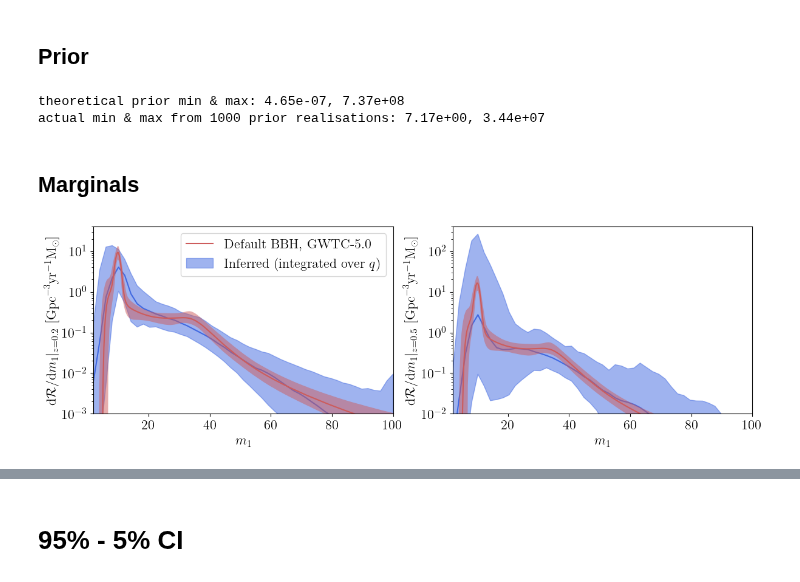
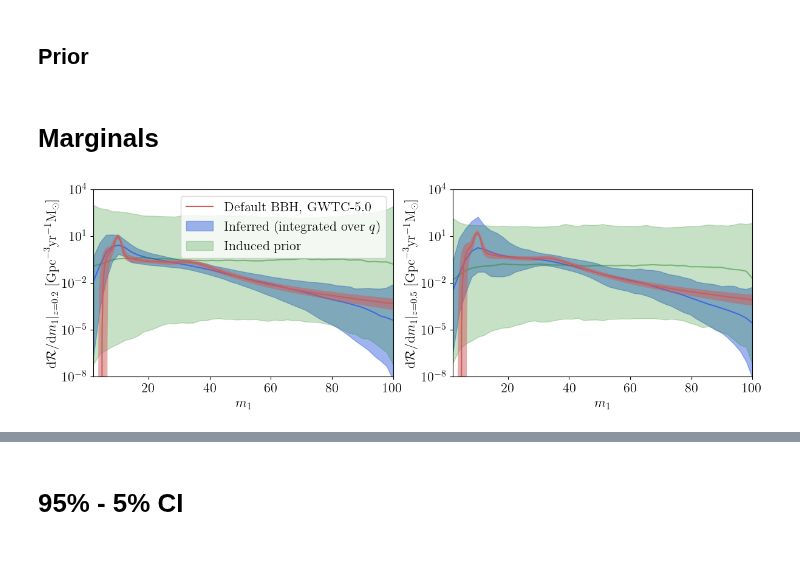
Before and after one commit to TristanBruel/Delaunay_for_GWs, a Jupyter notebook: gwtc3_z_m1_q/postprocess_run_z_m_q.ipynb, the cells around one changed output, grey strips where cells are left out. Saved outputs shown, nothing was run; the diff lists cells and outputs as text; code cells hidden in the pictures; blank space fills up the shorter version.

```diff
--- a/gwtc3_z_m1_q/postprocess_run_z_m_q.ipynb
+++ b/gwtc3_z_m1_q/postprocess_run_z_m_q.ipynb
@@ -444,7 +392,8 @@ to_comoving_volume = (1 + z_grid) / (
         4 * np.pi * Tobs * Planck15.differential_comoving_volume(z_grid).to(u.Gpc**3 / u.sr).value
     )
 # %%
-selected_tris = range(0, len(all_triangulations), 40)
+# selected_tris = range(0, len(all_triangulations), 40)
+selected_tris = np.random.choice(len(all_triangulations), size=1000, replace=False)
 num_triangulations = len(selected_tris)
 
 log_rate = np.zeros((num_triangulations, grid.shape[0]))
@@ -454,8 +403,7 @@ for ind, tri_ind in enumerate(tqdm(selected_tris)):
     this_delo.triangulate(all_triangulations[tri_ind])
     log_rate[ind] = this_delo.interpolate(grid)
 
-square_rate = log_rate.reshape(num_triangulations, z_grid.shape[0], m1_grid.shape[0], q_grid.shape[0]) \
-    #/np.log(10) + np.log10(to_comoving_volume[None,:,None,None])
+square_rate = log_rate.reshape(num_triangulations, z_grid.shape[0], m1_grid.shape[0], q_grid.shape[0])
 # %%
 median = np.quantile(square_rate, 0.5, axis=0)
 low = np.quantile(square_rate, 0.05, axis=0)
@@ -497,13 +420,8 @@ num_injections = injections_file["ninjs"]
 # %% [markdown]
 ## Prior
 # %%
-min_prior = -20
-max_prior = 15
-nvertices_min = 4
-nvertices_max = 40
-
 nsamples_prior = 1_000
-log_rate_prior_coarse = np.zeros((nsamples_prior, grid_coarse.shape[0]))
+log_rate_prior = np.zeros((nsamples_prior, grid.shape[0]))
 
 for i in tqdm(range(nsamples_prior)):
     nleaves_i = np.random.randint(nvertices_min, nvertices_max)
@@ -512,12 +430,11 @@ for i in tqdm(range(nsamples_prior)):
     tri_i[8:,0] = np.random.uniform(m1_min, m1_max, nleaves_i)
     tri_i[8:,1] = np.random.uniform(z_min, z_max, nleaves_i)
     tri_i[8:,2] = np.random.uniform(q_min, q_max, nleaves_i)
-    tri_i[:,3] = np.random.uniform(min_prior, max_prior, nleaves_i+8)
+    tri_i[:,3] = np.random.uniform(w_min, w_max, nleaves_i+8)
 
     this_delo = delaunaytor.CPUDelaunayInterpolator()
     this_delo.triangulate(tri_i)
-    log_rate_prior_coarse[i] = this_delo.interpolate(grid_coarse)
+    log_rate_prior[i] = this_delo.interpolate(grid)
 
-square_rate_prior_coarse = log_rate_prior_coarse.reshape(nsamples_prior, z_grid_coarse.shape[0], m1_grid_coarse.shape[0], q_grid_coarse.shape[0]) \
-        #/np.log(10) + np.log10(to_comoving_volume_coarse[None,:,None,None])
+square_rate_prior = log_rate_prior.reshape(nsamples_prior, z_grid.shape[0], m1_grid.shape[0], q_grid.shape[0])
 # %%
@@ -525,21 +442,14 @@ Nevents_prior = np.sum(np.exp(square_rate_prior_coarse), axis=(1,2,3)) *dm1_coar
 median_prior = np.quantile(Nevents_prior, 0.5)
 low_prior = np.quantile(Nevents_prior, 0.05)
 high_prior = np.quantile(Nevents_prior, 0.95)
-# %%
-volume = np.prod(corners_3d.max(axis=0) - corners_3d.min(axis=0))
-print('theoretical prior min & max: %.2e, %.2e' %(volume*np.exp(min_prior), volume*np.exp(max_prior)))
-print('actual min & max from %i prior realisations: %.2e, %.2e' %(nsamples_prior, Nevents_prior.min(), Nevents_prior.max()))
-# %% [output]
-theoretical prior min & max: 4.65e-07, 7.37e+08
-actual min & max from 1000 prior realisations: 7.17e+00, 3.44e+07
 # %% [markdown]
-## Marginals
+# Marginals
 # %%
 fig, axes = plt.subplots(1, 2, figsize=(14,4))
 
 z_values_toplot = [0.2,1.0]
-ymins = [1e-3, 1e-2]
-ymaxs = [4e1, 4e2]
+ymins = [1e-8, 1e-8]
+ymaxs = [1e4, 1e4]
 
 for n,zeval in enumerate([0.2,0.5]):
     ax = axes[n]
@@ -548,44 +458,45 @@ for n,zeval in enumerate([0.2,0.5]):
 
     ax.plot(strong_bbh_O4b_m1_grid, np.quantile(redshift_factor_strong_bbh_o4b * strong_bbh_O4b_Rm1, 0.5, axis=0),
             color=spm_color, label='Default BBH, GWTC-5.0', lw=1.5, zorder=5)
     ax.fill_between(strong_bbh_O4b_m1_grid,
             np.quantile(redshift_factor_strong_bbh_o4b * strong_bbh_O4b_Rm1, 0.05, axis=0),
             np.quantile(redshift_factor_strong_bbh_o4b * strong_bbh_O4b_Rm1, 0.95, axis=0),
             color=spm_color, edgecolor=None, alpha=0.5, zorder=5)
 
     dRdm1_zeval = np.sum(np.exp(square_rate[:,zeval_ind,:,:]) *to_comoving_volume[zeval_ind], axis=2) *dq
     low_dRdm1 = np.quantile(dRdm1_zeval, 0.05, axis=0)
     median_dRdm1 = np.quantile(dRdm1_zeval, 0.5, axis=0)
     high_dRdm1 = np.quantile(dRdm1_zeval, 0.95, axis=0)
 
     ax.plot(m1_grid, median_dRdm1, color="royalblue")
     ax.fill_between(m1_grid, low_dRdm1, high_dRdm1,
                     color="royalblue", alpha=0.5,
                     label=r'Inferred (integrated over $q$)',
                     )
-    # ax.plot(grids_coarse[n], log10_median, color="royalblue")
-    # ax.fill_between(grids_coarse[n], log10_low, log10_high,
-    #                 color="royalblue", alpha=0.5,
-    #                 label='Reconstructed',
-    #                 )
-    # ax.plot(grids_coarse[n], median_prior, color="forestgreen", alpha=0.5)
-    # ax.fill_between(grids_coarse[n], low_prior, high_prior,
-    #                 color="forestgreen", alpha=0.25,
-    #                 label='Prior',
-    #                 )
+
+    dRdm1_prior_zeval = np.sum(np.exp(square_rate_prior[:,zeval_ind,:,:])
+                               *to_comoving_volume[zeval_ind], axis=2) *dq
+    low_dRdm1_prior = np.quantile(dRdm1_prior_zeval, 0.05, axis=0)
+    median_dRdm1_prior = np.quantile(dRdm1_prior_zeval, 0.5, axis=0)
+    high_dRdm1_prior = np.quantile(dRdm1_prior_zeval, 0.95, axis=0)
+    ax.plot(m1_grid, median_dRdm1_prior, color="forestgreen", alpha=0.5)
+    ax.fill_between(m1_grid, low_dRdm1_prior, high_dRdm1_prior,
+                    color="forestgreen", alpha=0.25,
+                    label='Induced prior',
+                    )
 
     ax.set_xlabel(r'$m_1$')
     ax.set_xlim(xmin=m1_grid.min(), xmax=m1_grid.max())
     ax.set_ylabel(r'$\mathrm{d}\mathcal{R}/\mathrm{d}m_1 |_{z=%.1f}\ [\mathrm{Gpc}^{-3}\mathrm{yr}^{-1}\mathrm{M}_\odot]$' %zeval)
     ax.set_yscale('log')
     #ax.set_box_aspect(1)
     ax.set_ylim(ymin=ymins[n], ymax=ymaxs[n])
 
 axes[0].legend(loc='best')
 plt.show()
 plt.close()
 # %% [output]
-[figure, old version]
+[figure, new version]
 # %%
 fig, ax = plt.subplots(1, 1, figsize=(6,4))
 
```
Also changed, not shown: parts of 89 cells of this notebook, 1 other file.
